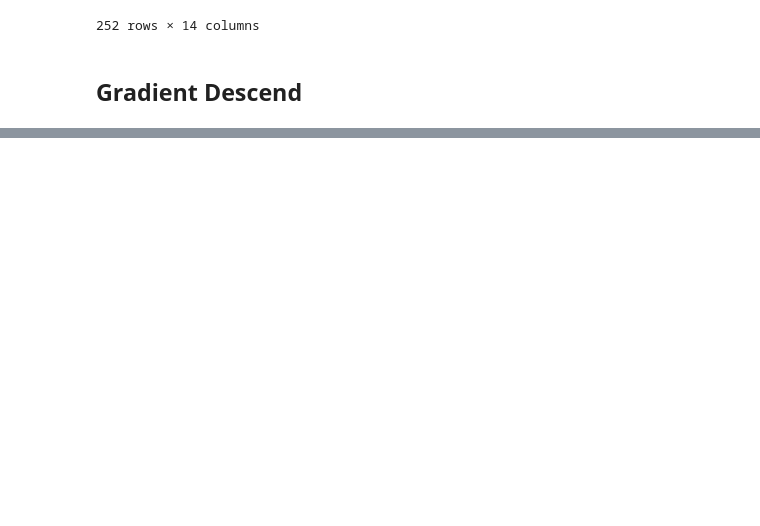
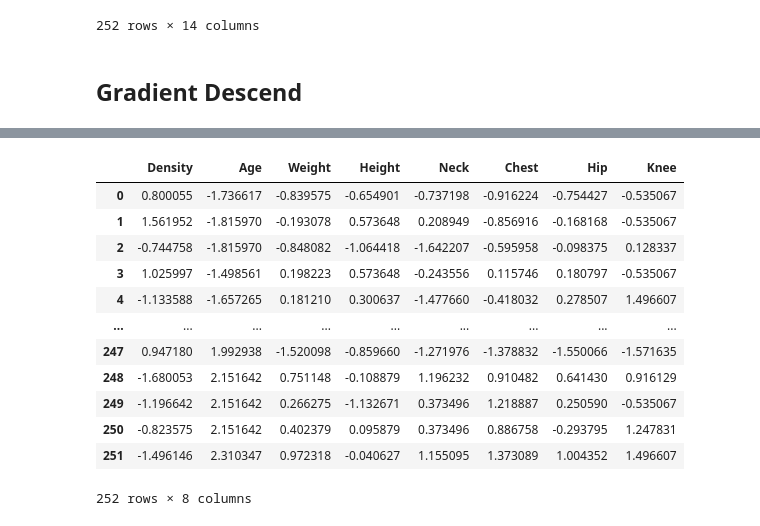
Before and after one commit to Hizejake/Optimization, a Jupyter notebook: Genetic Algorithms/body_fat_GA.ipynb, the cells around one changed output, grey strips where cells are left out. Saved outputs shown, nothing was run; the diff lists cells and outputs as text; code cells hidden in the pictures; blank space fills up the shorter version.

```diff
--- a/Genetic Algorithms/body_fat_GA.ipynb
+++ b/Genetic Algorithms/body_fat_GA.ipynb
@@ -145,0 +202,10 @@ array([19.14996689, -7.19902639,  0.24322083, -0.06041829,  0.02063024,
+# %%
+def parent_score(parents, y):
+    pop_score = {}
+    temp_var = 0
+    for parent in parents:
+        theta1 = gradient_descend(parent, y, learning_rate = 0.01, n_iter = 1000)
+        aic = calculate_aic(parent, y, theta1)
+        pop_score[temp_var] = aic
+        temp_var += 1
+    return pop_score
@@ -145,0 +228,12 @@ array([19.14996689, -7.19902639,  0.24322083, -0.06041829,  0.02063024,
+# %%
+def fittest_parents(population,lamda,y):
+
+    parent_scores = parent_score(population,y)
+    fittest_parent = []
+    sorted_parents = sorted(parent_scores.items(), key = lambda x:x[1])
+    top_lamda_parents_indices = sorted_parents[:lamda]
+    top_lamda_parents = [item[0] for item in top_lamda_parents_indices]
+
+    for i in top_lamda_parents:
+        fittest_parent.append(population[i])
+    return fittest_parent
@@ -145,0 +335,16 @@ array([19.14996689, -7.19902639,  0.24322083, -0.06041829,  0.02063024,
+# %%
+test_parent2
+# %% [output]
+|  | Density | Age | Weight | Height | Neck | Chest | Hip | Knee |
+| 0 | 0.800055 | -1.736617 | -0.839575 | -0.654901 | -0.737198 | -0.916224 | -0.754427 | -0.535067 |
+| 1 | 1.561952 | -1.815970 | -0.193078 | 0.573648 | 0.208949 | -0.856916 | -0.168168 | -0.535067 |
+| 2 | -0.744758 | -1.815970 | -0.848082 | -1.064418 | -1.642207 | -0.595958 | -0.098375 | 0.128337 |
+| 3 | 1.025997 | -1.498561 | 0.198223 | 0.573648 | -0.243556 | 0.115746 | 0.180797 | -0.535067 |
+| 4 | -1.133588 | -1.657265 | 0.181210 | 0.300637 | -1.477660 | -0.418032 | 0.278507 | 1.496607 |
+| ... | ... | ... | ... | ... | ... | ... | ... | ... |
+| 247 | 0.947180 | 1.992938 | -1.520098 | -0.859660 | -1.271976 | -1.378832 | -1.550066 | -1.571635 |
+| 248 | -1.680053 | 2.151642 | 0.751148 | -0.108879 | 1.196232 | 0.910482 | 0.641430 | 0.916129 |
+| 249 | -1.196642 | 2.151642 | 0.266275 | -1.132671 | 0.373496 | 1.218887 | 0.250590 | -0.535067 |
+| 250 | -0.823575 | 2.151642 | 0.402379 | 0.095879 | 0.373496 | 0.886758 | -0.293795 | 1.247831 |
+| 251 | -1.496146 | 2.310347 | 0.972318 | -0.040627 | 1.155095 | 1.373089 | 1.004352 | 1.496607 |
+252 rows × 8 columns
```
Also changed, not shown: parts of 36 cells of this notebook.
